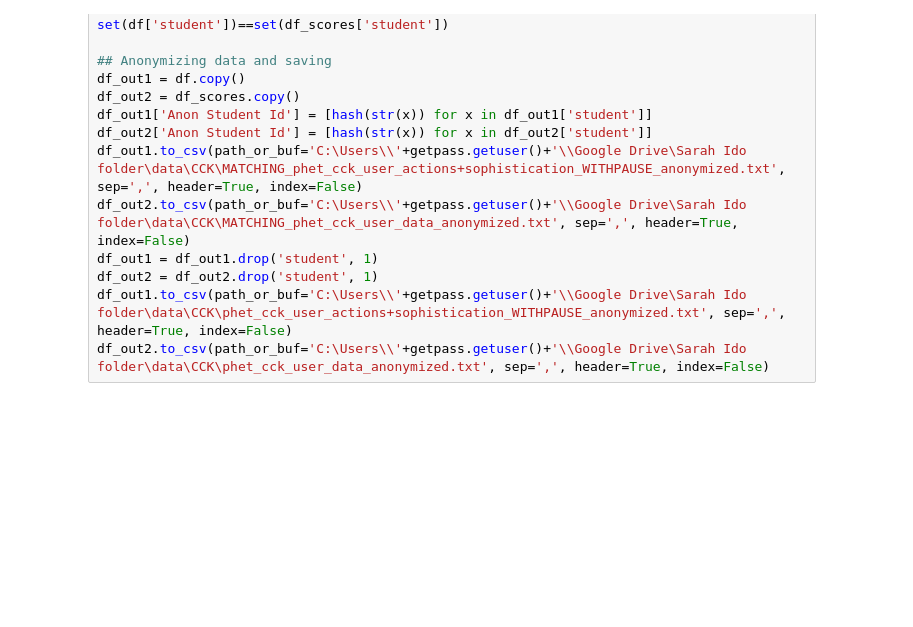
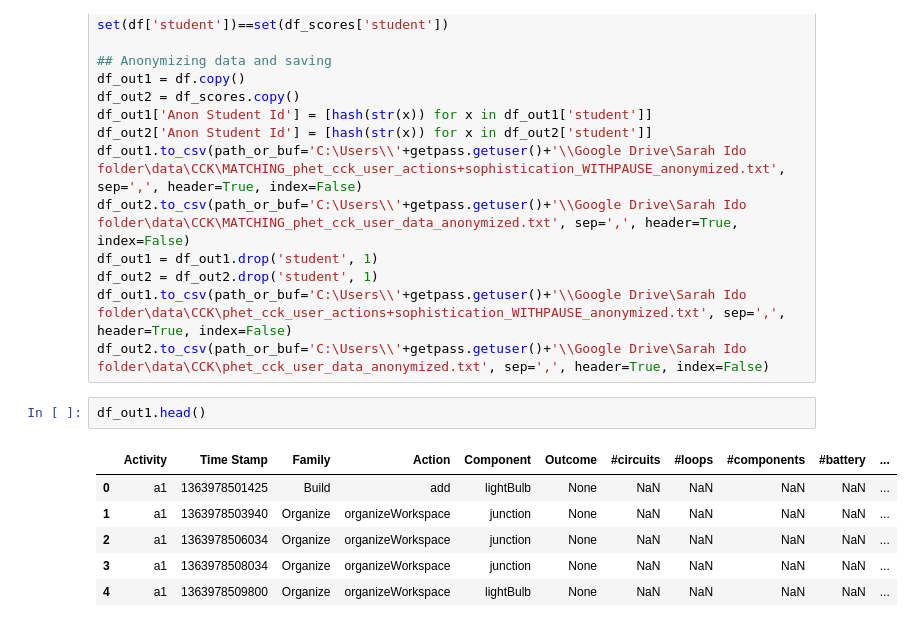
Before and after one commit to sperez8/Phet-log-analyzer, a Jupyter notebook: cck/load_data.ipynb, the cells around one changed output. Cells and saved outputs as stored; diff of their text form; blank space fills up the shorter version.

```diff
--- a/cck/load_data.ipynb
+++ b/cck/load_data.ipynb
@@ -38,3 +38,12 @@ df_out1 = df_out1.drop('student', 1)
 df_out2 = df_out2.drop('student', 1)
 df_out1.to_csv(path_or_buf='C:\Users\\'+getpass.getuser()+'\\Google Drive\Sarah Ido folder\data\CCK\phet_cck_user_actions+sophistication_WITHPAUSE_anonymized.txt', sep=',', header=True, index=False)
 df_out2.to_csv(path_or_buf='C:\Users\\'+getpass.getuser()+'\\Google Drive\Sarah Ido folder\data\CCK\phet_cck_user_data_anonymized.txt', sep=',', header=True, index=False)
+# %%
+df_out1.head()
+# %% [output]
+|  | Activity | Time Stamp | Family | Action | Component | Outcome | #circuits | #loops | #components | #battery | ... |
+| 0 | a1 | 1363978501425 | Build | add | lightBulb | None | NaN | NaN | NaN | NaN | ... |
+| 1 | a1 | 1363978503940 | Organize | organizeWorkspace | junction | None | NaN | NaN | NaN | NaN | ... |
+| 2 | a1 | 1363978506034 | Organize | organizeWorkspace | junction | None | NaN | NaN | NaN | NaN | ... |
+| 3 | a1 | 1363978508034 | Organize | organizeWorkspace | junction | None | NaN | NaN | NaN | NaN | ... |
+| 4 | a1 | 1363978509800 | Organize | organizeWorkspace | lightBulb | None | NaN | NaN | NaN | NaN | ... |
```
Also changed, not shown: 1 other file.
